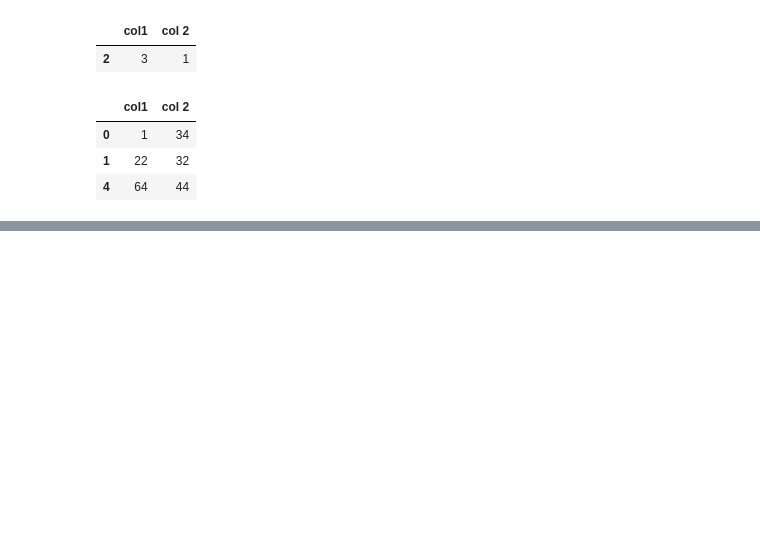
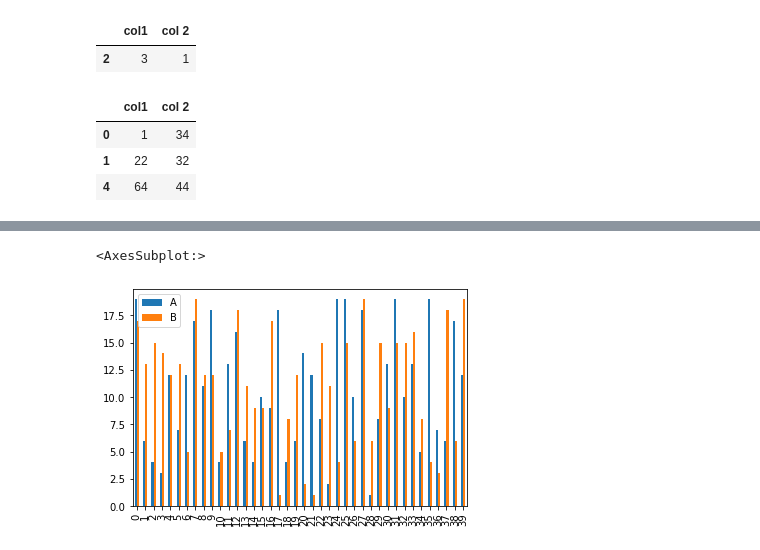
Before and after one commit to rdmaulana/training-python-tool, a Jupyter notebook: pandas/tips_n_trick_part4.ipynb, the cells around one changed output, grey strips where cells are left out. Cells and saved outputs as stored; diff of their text form; code cells hidden in the pictures; blank space fills up the shorter version.

```diff
--- a/pandas/tips_n_trick_part4.ipynb
+++ b/pandas/tips_n_trick_part4.ipynb
@@ -35,0 +261,5 @@ df.query('`col 2` > 30')
+# %%
+df7[['A','B']].plot(kind='bar')
+# %% [output]
+<AxesSubplot:>
+[figure, added]
```
Also changed, not shown: parts of 43 cells of this notebook, 1 other file.
